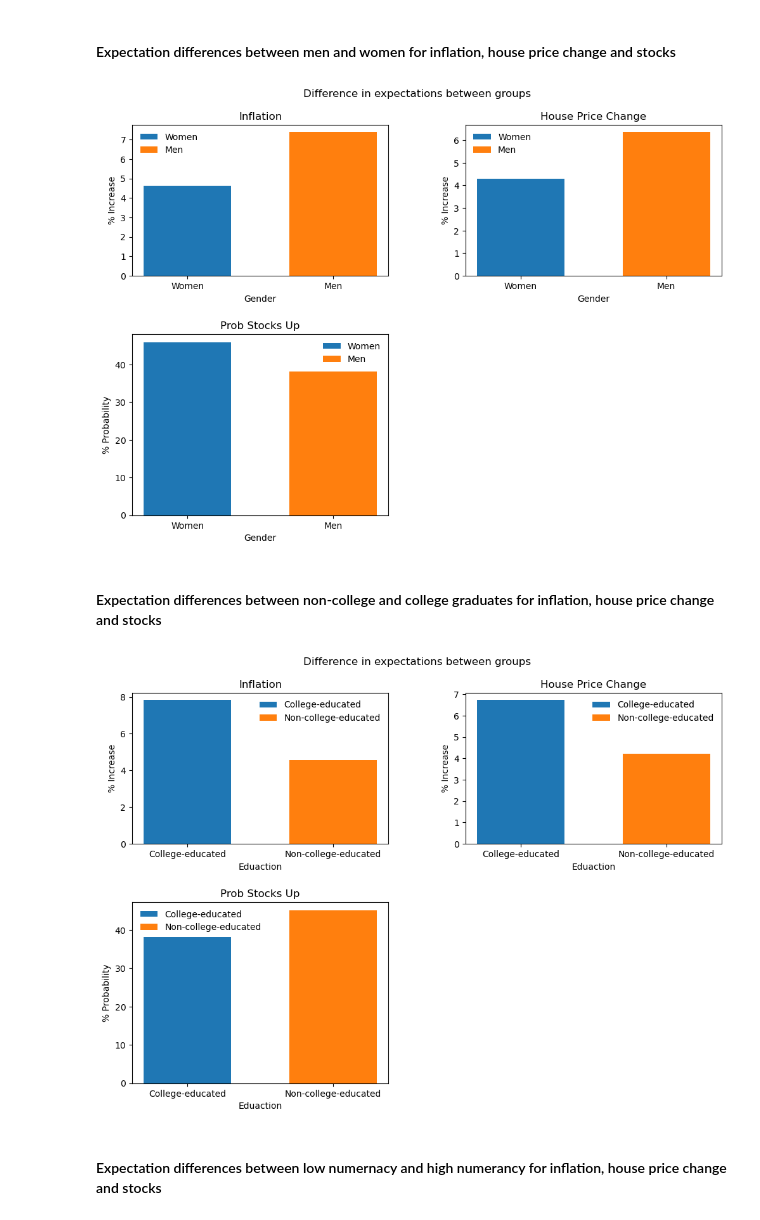
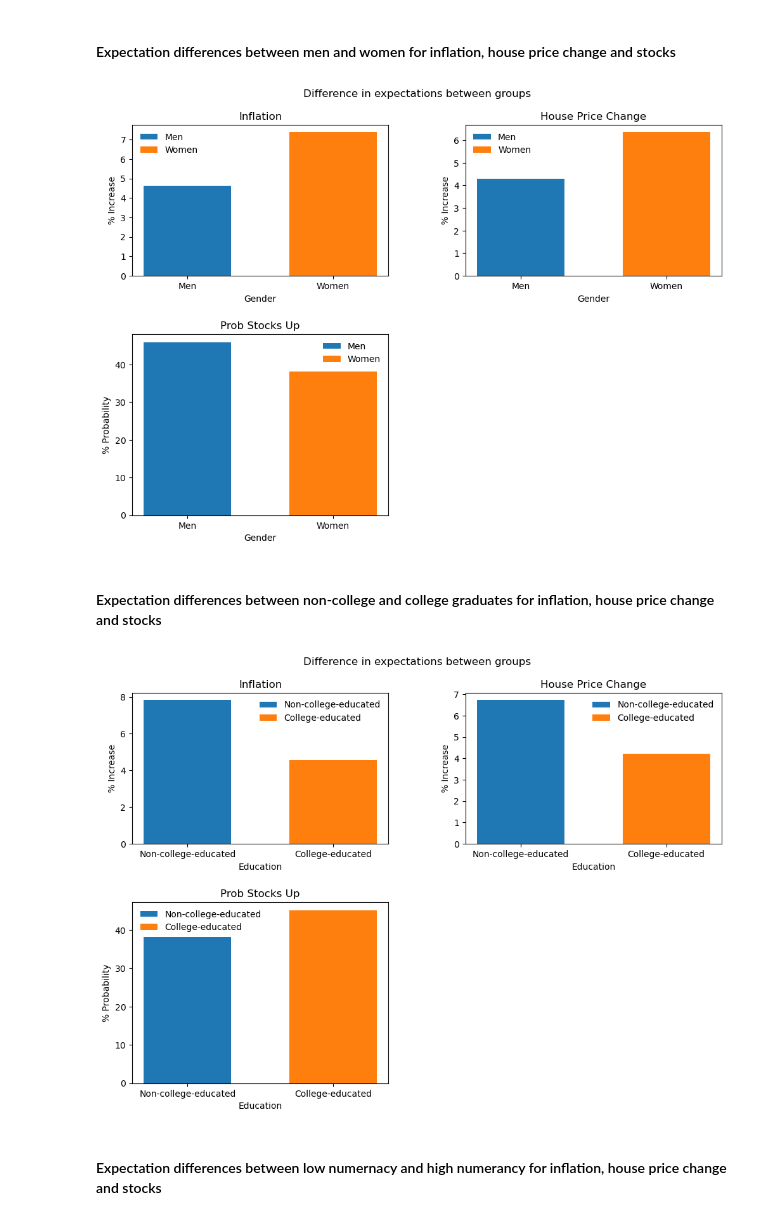
Before and after one commit to OliverNilsen04/TECH2-H25-Term-project, a Jupyter notebook: TermPaper copy 4.ipynb, the cells around one changed output. Cells and saved outputs as stored; diff of their text form; code cells hidden in the pictures.

```diff
--- a/TermPaper copy 4.ipynb
+++ b/TermPaper copy 4.ipynb
@@ -185,8 +191,8 @@ def forward_fill_numeracy(df, col_names):
         return df
 
     # Forward-fill the specified columns and return the updated DataFrame
-    first_vals = df.groupby("userid", dropna=False)[col_names].transform("first")
-    df[col_names] = df[col_names].fillna(first_vals)
+    unique_user = df.groupby("userid", dropna=False)[col_names].transform("first")
+    df[col_names] = df[col_names].fillna(unique_user)
     return df
 # %% [markdown]
 #### Forward-fill NaN-values for numeracy variables
@@ -215,9 +222,11 @@ def filter_rows(df, required_cols):
     returns:
     - DataFrame with rows containing missing values in required columns dropped.
     """
-    initial_len = len(df)
+    initial_length = len(df)
+
     df = df.dropna(subset=required_cols)
-    dropped_rows = initial_len - len(df)
+    dropped_rows = initial_length - len(df)
+
     return df, dropped_rows
 # %% [markdown]
 #### Removes every row that contains NaN elements in specified required columns.
@@ -408,7 +422,7 @@ def group_means(df, group_cols):
     - DataFrame indexed by GroupCol, with mean values for 'inflation', 'house_price_change', and 'prob_stocks_up'.
     """
     # Ensure GroupCol is a list an enables both str and list input
-    if isinstance(group_cols, str):
+    if type(group_cols) is str :
         group_cols = [group_cols]
 
     # Focuses on the relevant categories, inflation, house_price_change, prob_stocks_up
@@ -492,19 +506,20 @@ def barChart(df, group_col, label1, label2, grouplabel=""):
 # %%
 # Making dataframe df1 for gender-specific bar charts, based on different expectation factors
 df1 = group_means(df, "female")
+
 # Plotting chart based on dataframe and setting labels
-fig, axes = barChart(df1,"female", "Women", "Men", "Gender")
+fig, axes = barChart(df1,"female", "Men", "Women", "Gender")
 # %% [output]
-[figure, old version]
+[figure, new version]
 # %% [markdown]
 #### Expectation differences between non-college and college graduates for inflation, house price change and stocks
 # %%
 # Making dataframe df2 for education-specific bar charts, based on different expectation factors
 df2 = group_means(df, "college")
 # Plotting chart based on dataframe and setting labels
-fig, axes = barChart(df2, "college", "College-educated", "Non-college-educated", "Eduaction")
+fig, axes = barChart(df2, "college", "Non-college-educated", "College-educated", "Education")
 # %% [output]
-[figure, old version]
+[figure, new version]
 # %% [markdown]
 #### Expectation differences between low numernacy and high numerancy for inflation, house price change and stocks
 # %%
```
Also changed, not shown: parts of 10 cells of this notebook.
